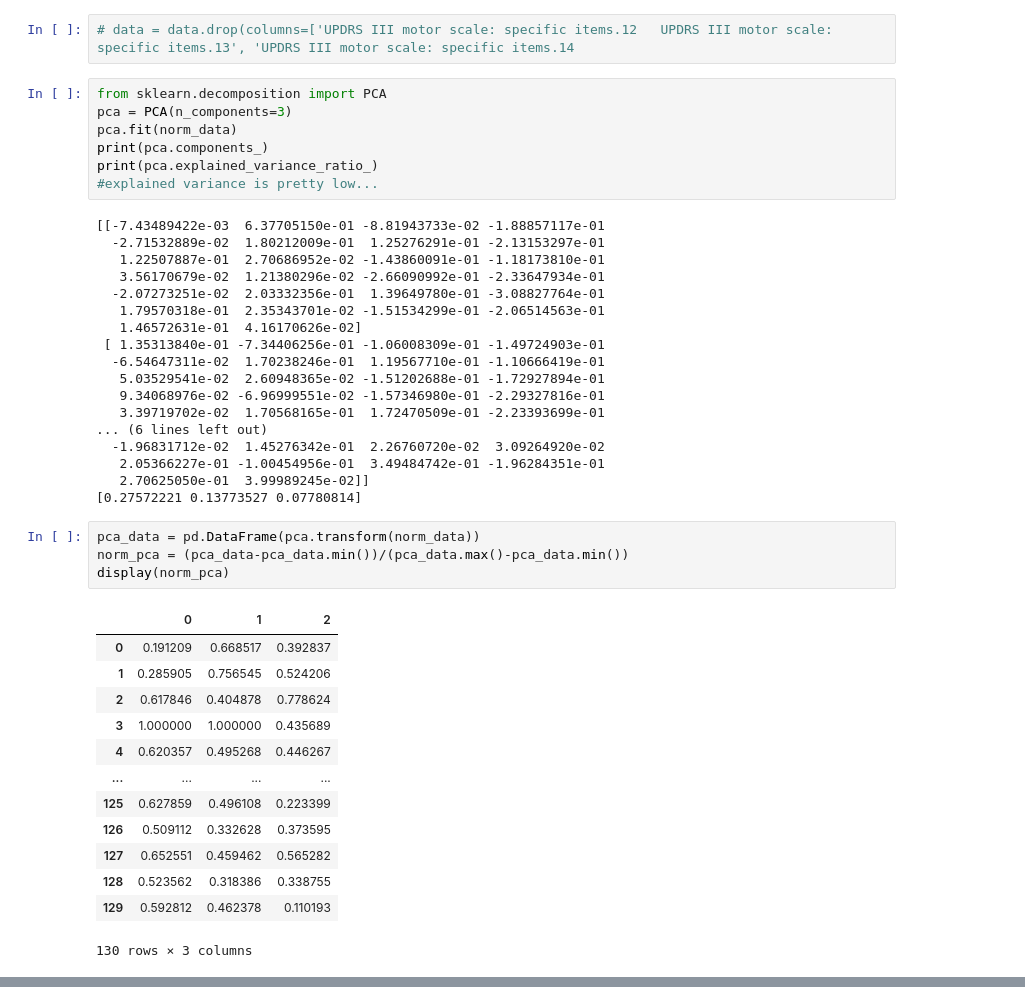
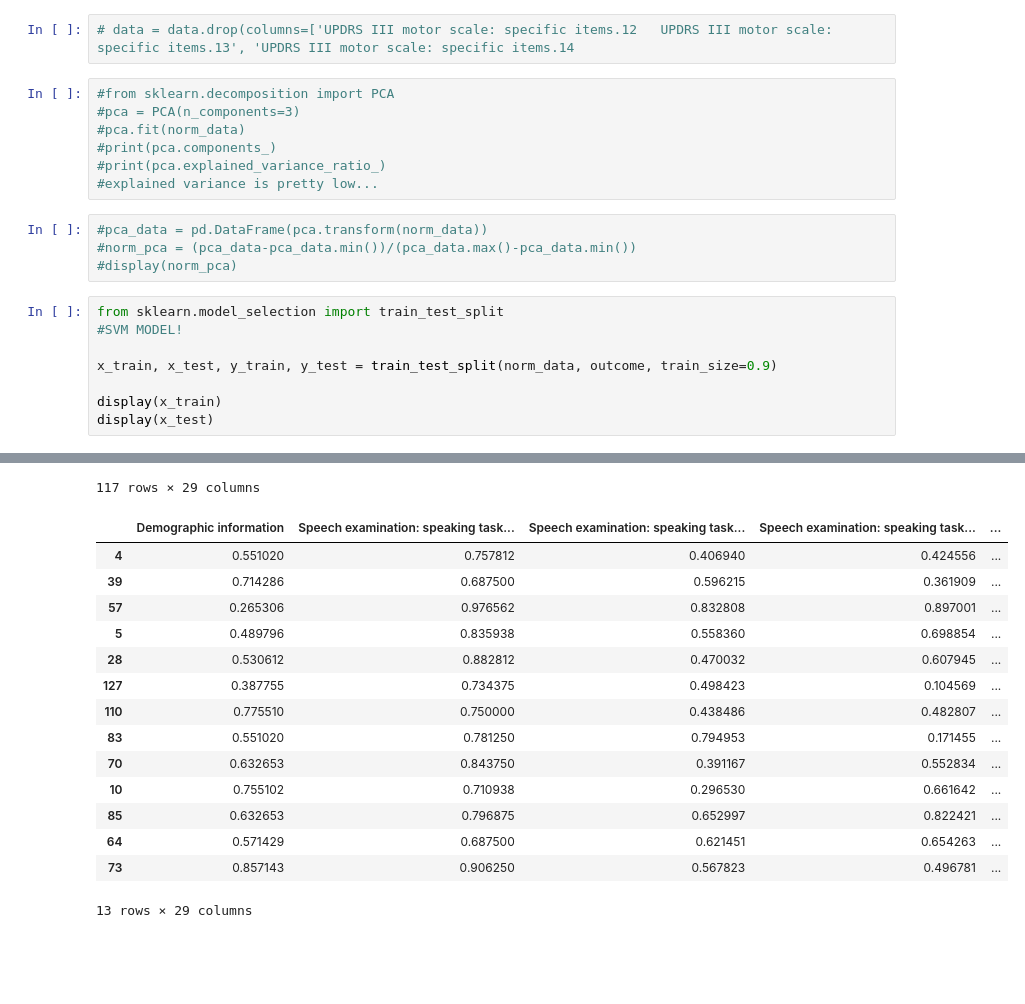
Before and after one commit to michelletheodory/parkinsons, a Jupyter notebook: theodory_MLFINAL.ipynb, the cells around one changed output, grey strips where cells are left out. Drawn from its saved outputs; the diff is of its cells as text; blank space fills up the shorter version.

```diff
--- a/theodory_MLFINAL.ipynb
+++ b/theodory_MLFINAL.ipynb
@@ -138,45 +391,22 @@ display(norm_data)
 # %%
 # data = data.drop(columns=['UPDRS III motor scale: specific items.12	UPDRS III motor scale: specific items.13', 'UPDRS III motor scale: specific items.14
 # %%
-from sklearn.decomposition import PCA
-pca = PCA(n_components=3)
-pca.fit(norm_data)
-print(pca.components_)
-print(pca.explained_variance_ratio_)
+#from sklearn.decomposition import PCA
+#pca = PCA(n_components=3)
+#pca.fit(norm_data)
+#print(pca.components_)
+#print(pca.explained_variance_ratio_)
 #explained variance is pretty low...
-# %% [output]
-[[-7.43489422e-03  6.37705150e-01 -8.81943733e-02 -1.88857117e-01
-  -2.71532889e-02  1.80212009e-01  1.25276291e-01 -2.13153297e-01
-   1.22507887e-01  2.70686952e-02 -1.43860091e-01 -1.18173810e-01
-   3.56170679e-02  1.21380296e-02 -2.66090992e-01 -2.33647934e-01
-  -2.07273251e-02  2.03332356e-01  1.39649780e-01 -3.08827764e-01
-   1.79570318e-01  2.35343701e-02 -1.51534299e-01 -2.06514563e-01
-   1.46572631e-01  4.16170626e-02]
- [ 1.35313840e-01 -7.34406256e-01 -1.06008309e-01 -1.49724903e-01
-  -6.54647311e-02  1.70238246e-01  1.19567710e-01 -1.10666419e-01
-   5.03529541e-02  2.60948365e-02 -1.51202688e-01 -1.72927894e-01
-   9.34068976e-02 -6.96999551e-02 -1.57346980e-01 -2.29327816e-01
-   3.39719702e-02  1.70568165e-01  1.72470509e-01 -2.23393699e-01
-... (6 lines left out)
-  -1.96831712e-02  1.45276342e-01  2.26760720e-02  3.09264920e-02
-   2.05366227e-01 -1.00454956e-01  3.49484742e-01 -1.96284351e-01
-   2.70625050e-01  3.99989245e-02]]
-[0.27572221 0.13773527 0.07780814]
 # %%
-pca_data = pd.DataFrame(pca.transform(norm_data))
-norm_pca = (pca_data-pca_data.min())/(pca_data.max()-pca_data.min())
-display(norm_pca)
+#pca_data = pd.DataFrame(pca.transform(norm_data))
+#norm_pca = (pca_data-pca_data.min())/(pca_data.max()-pca_data.min())
+#display(norm_pca)
-# %% [output]
-|  | 0 | 1 | 2 |
-| 0 | 0.191209 | 0.668517 | 0.392837 |
-| 1 | 0.285905 | 0.756545 | 0.524206 |
-| 2 | 0.617846 | 0.404878 | 0.778624 |
-| 3 | 1.000000 | 1.000000 | 0.435689 |
-| 4 | 0.620357 | 0.495268 | 0.446267 |
-| ... | ... | ... | ... |
-| 125 | 0.627859 | 0.496108 | 0.223399 |
-| 126 | 0.509112 | 0.332628 | 0.373595 |
-| 127 | 0.652551 | 0.459462 | 0.565282 |
-| 128 | 0.523562 | 0.318386 | 0.338755 |
-| 129 | 0.592812 | 0.462378 | 0.110193 |
-130 rows × 3 columns
+# %%
+from sklearn.model_selection import train_test_split
+#SVM MODEL!
+
+x_train, x_test, y_train, y_test = train_test_split(norm_data, outcome, train_size=0.9)
+
+display(x_train)
+display(x_test)
+# %% [output]
@@ -183 +425,17 @@ display(norm_pca)
+117 rows × 29 columns
+|  | Demographic information | Speech examination: speaking task... | Speech examination: speaking task... | Speech examination: speaking task... | ... |
+| 4 | 0.551020 | 0.757812 | 0.406940 | 0.424556 | ... |
+| 39 | 0.714286 | 0.687500 | 0.596215 | 0.361909 | ... |
+| 57 | 0.265306 | 0.976562 | 0.832808 | 0.897001 | ... |
+| 5 | 0.489796 | 0.835938 | 0.558360 | 0.698854 | ... |
+| 28 | 0.530612 | 0.882812 | 0.470032 | 0.607945 | ... |
+| 127 | 0.387755 | 0.734375 | 0.498423 | 0.104569 | ... |
+| 110 | 0.775510 | 0.750000 | 0.438486 | 0.482807 | ... |
+| 83 | 0.551020 | 0.781250 | 0.794953 | 0.171455 | ... |
+| 70 | 0.632653 | 0.843750 | 0.391167 | 0.552834 | ... |
+| 10 | 0.755102 | 0.710938 | 0.296530 | 0.661642 | ... |
+| 85 | 0.632653 | 0.796875 | 0.652997 | 0.822421 | ... |
+| 64 | 0.571429 | 0.687500 | 0.621451 | 0.654263 | ... |
+| 73 | 0.857143 | 0.906250 | 0.567823 | 0.496781 | ... |
+13 rows × 29 columns
 # %%
```
Also changed, not shown: parts of 17 cells of this notebook.
